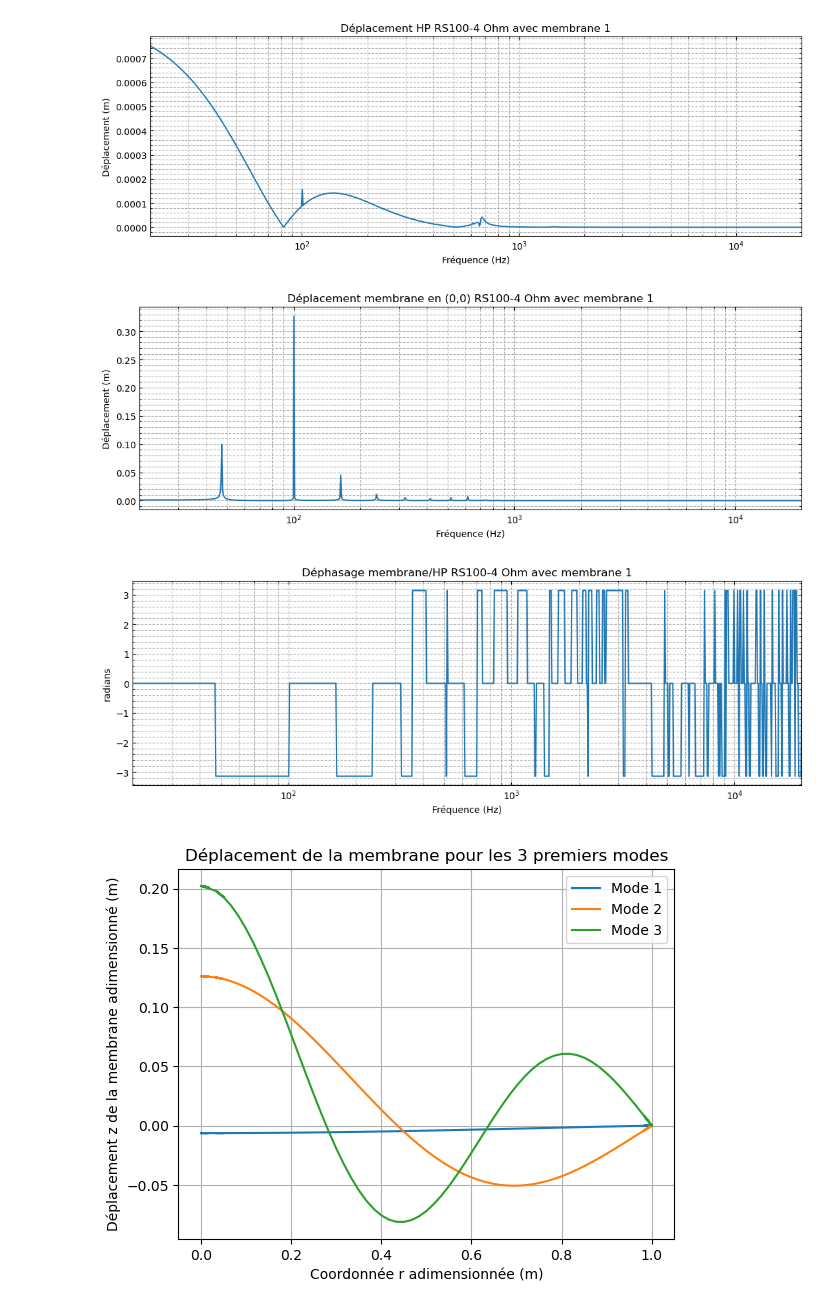
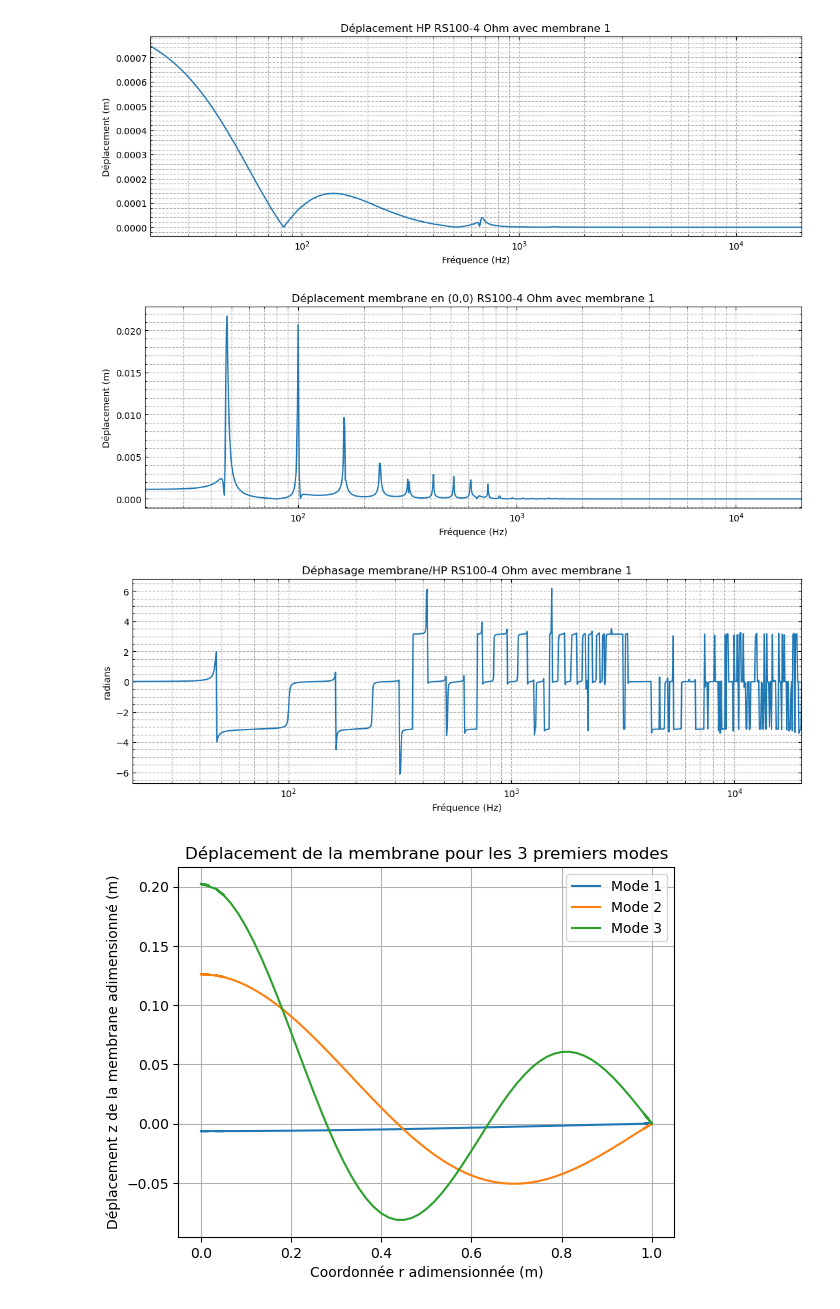
Before and after one commit to noemielafine/LoMeSim, a Jupyter notebook: courbes_py.ipynb, the cells around one changed output. Saved outputs shown, nothing was run; the diff lists cells and outputs as text; code cells hidden in the pictures.

```diff
--- a/courbes_py.ipynb
+++ b/courbes_py.ipynb
@@ -4,6 +4,7 @@ def load_data(filename):
     data = np.loadtxt(filename)
     x_values = data[:, 0]
     y_values = data[:, 1]
+    z_values = data[:, 2]
     return x_values, y_values
 # %%
 import matplotlib.pyplot as plt
@@ -428,7 +429,7 @@ plt.show()
 # %%
 import matplotlib.pyplot as plt
 
-file = "z_frequence_withmemb_v4_ext.dat"
+file = "z_frequence_withmemb_v4_ext_a.dat"
 
 x_values = []
 y_values = []
@@ -452,35 +453,35 @@ plt.savefig('memb_m1.png')
 # Afficher le graphique
 plt.show()
 # %% [output]
-[figure, old version]
+[figure, new version]
 # %%
 import matplotlib.pyplot as plt
 
-file = "dphase_frequence_withmemb_v4_ext.dat"
+file = "dphase_frequence_withmemb_v4_ext_a.dat"
 
 x_values = []
 y_values = []
 plt.figure(figsize=(13, 4))
 x_values, y_values = load_data(file)
 plt.plot(x_values, y_values)
 
 
 
 
 # Tracer les données
 plt.xscale('log')
 plt.xlabel('Fréquence (Hz)')
 plt.xlim([20,2*10**4])
 plt.ylabel("radians")
 plt.title("Déphasage membrane/HP RS100-4 Ohm avec membrane 1")
 plt.grid(True, which="both", ls="--")
 plt.minorticks_on()
 plt.tick_params(axis='both', which='both', direction='in', top=True, right=True)
 plt.savefig('dphase_m1.png')
 # Afficher le graphique
 plt.show()
 # %% [output]
-[figure, old version]
+[figure, new version]
 # %%
 import matplotlib.pyplot as plt
 import numpy as np
```
Also changed, not shown: parts of 13 cells of this notebook, 7 other files.
